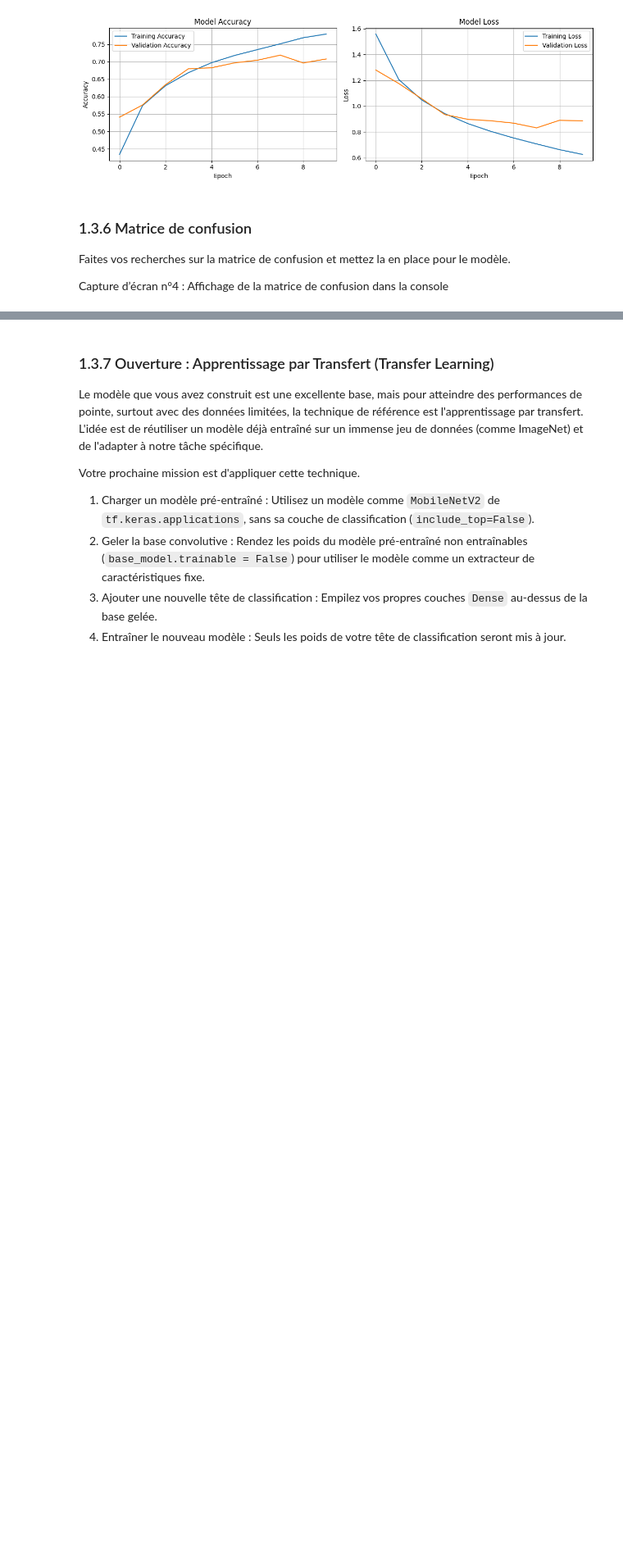
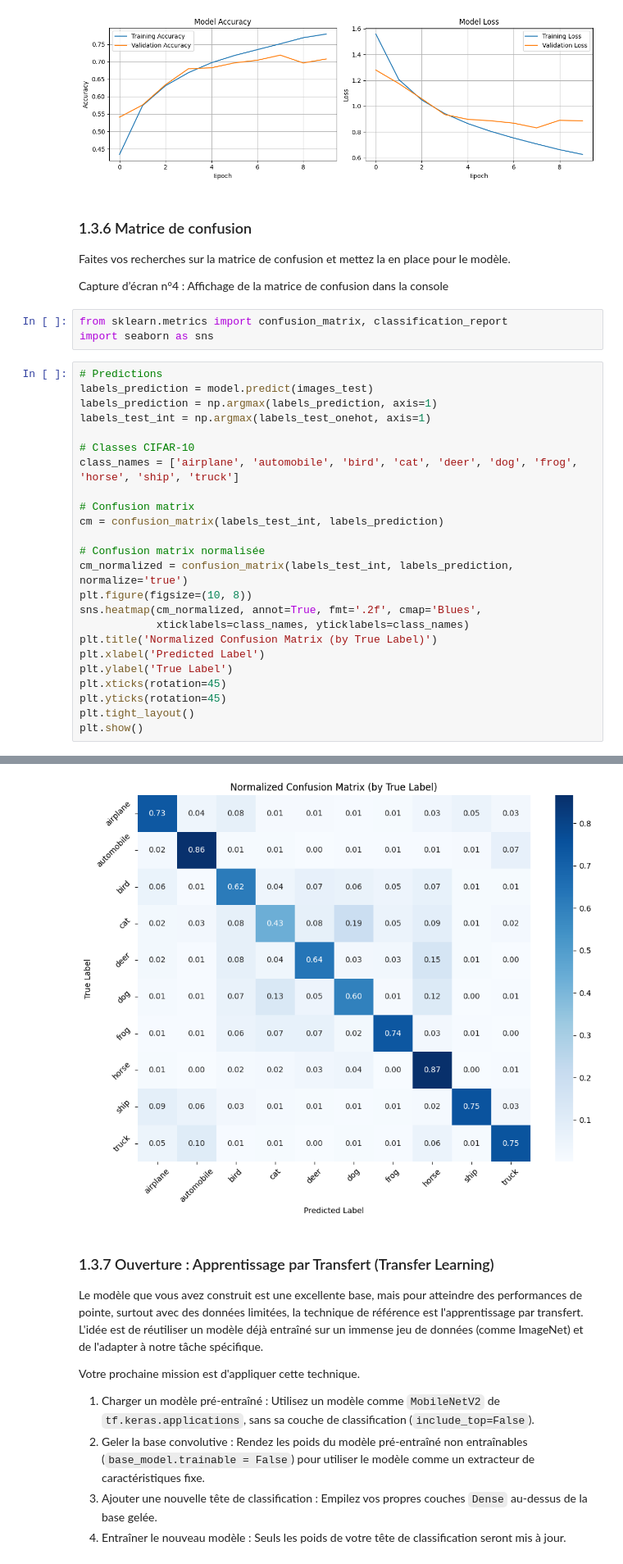
Before and after one commit to cmatheo/nexa-ml-dl, a Jupyter notebook: main.ipynb, the cells around one changed output, grey strips where cells are left out. Shown at 82% size. Saved outputs shown, nothing was run; the diff lists cells and outputs as text; blank space fills up the shorter version.

```diff
--- a/main.ipynb
+++ b/main.ipynb
@@ -191,3 +191,31 @@ Test loss: 0.9109
 Faites vos recherches sur la matrice de confusion et mettez la en place pour le modèle.
 
 Capture d’écran n°4 : Affichage de la matrice de confusion dans la console
+# %%
+from sklearn.metrics import confusion_matrix, classification_report
+import seaborn as sns
+# %%
+# Predictions
+labels_prediction = model.predict(images_test)
+labels_prediction = np.argmax(labels_prediction, axis=1)
+labels_test_int = np.argmax(labels_test_onehot, axis=1)
+
+# Classes CIFAR-10
+class_names = ['airplane', 'automobile', 'bird', 'cat', 'deer', 'dog', 'frog', 'horse', 'ship', 'truck']
+
+# Confusion matrix
+cm = confusion_matrix(labels_test_int, labels_prediction)
+
+# Confusion matrix normalisée
+cm_normalized = confusion_matrix(labels_test_int, labels_prediction, normalize='true')
+plt.figure(figsize=(10, 8))
+sns.heatmap(cm_normalized, annot=True, fmt='.2f', cmap='Blues',
+            xticklabels=class_names, yticklabels=class_names)
+plt.title('Normalized Confusion Matrix (by True Label)')
+plt.xlabel('Predicted Label')
+plt.ylabel('True Label')
+plt.xticks(rotation=45)
+plt.yticks(rotation=45)
+plt.tight_layout()
+plt.show()
+# %% [output]
@@ -194,3 +223,4 @@ Capture d’écran n°4 : Affichage de la matrice de confusion dans la console
+[figure, added]
 # %% [markdown]
 ### 1.3.7 Ouverture : Apprentissage par Transfert (Transfer Learning)
 Le modèle que vous avez construit est une excellente base, mais pour atteindre des performances de pointe, surtout avec des données limitées, la technique de référence est l'apprentissage par transfert. L'idée est de réutiliser un modèle déjà entraîné sur un immense jeu de données (comme ImageNet) et de l'adapter à notre tâche spécifique.
```
Also changed, not shown: parts of 2 cells of this notebook, 1 other file.
